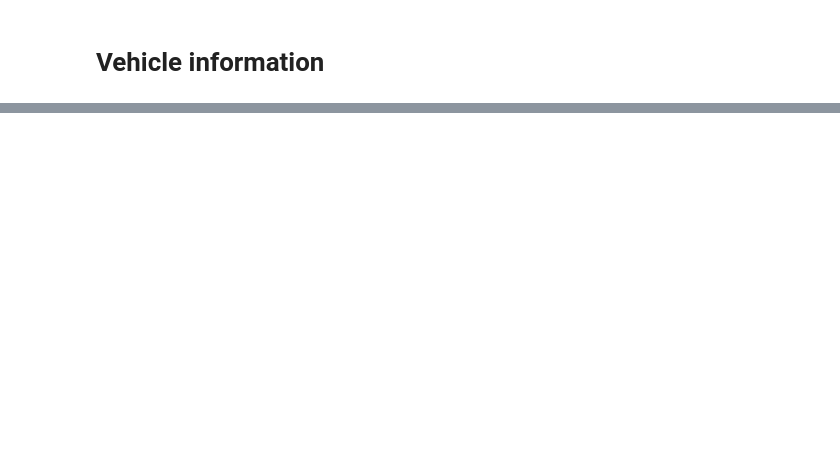
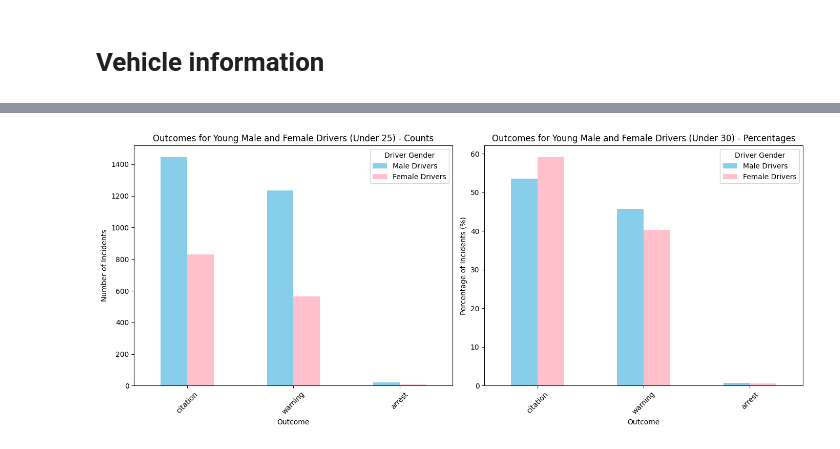
Before and after one commit to irmtou/CS577FinalProject, a Jupyter notebook: CS577FinalProject.ipynb, the cells around one changed output, grey strips where cells are left out. Saved outputs shown, nothing was run; the diff lists cells and outputs as text; code cells hidden in the pictures; blank space fills up the shorter version.

```diff
--- a/CS577FinalProject.ipynb
+++ b/CS577FinalProject.ipynb
@@ -703,0 +752,46 @@ Sunday            29946   1089
+# %%
+import matplotlib.pyplot as plt
+
+# Filter for young male drivers (age < 30)
+young_men_drivers = df_filtered[(df_filtered['subject_sex'] == 'male') & (df_filtered['subject_age'] < 25)]
+
+# Filter for young female drivers (age < 30)
+young_women_drivers = df_filtered[(df_filtered['subject_sex'] == 'female') & (df_filtered['subject_age'] < 25)]
+
+# Count outcomes for young male and female drivers
+outcome_counts_men = young_men_drivers['outcome'].value_counts()
+outcome_counts_women = young_women_drivers['outcome'].value_counts()
+
+# Combine the counts for comparison
+outcome_counts_df = pd.DataFrame({
+    'Male Drivers': outcome_counts_men,
+    'Female Drivers': outcome_counts_women
+}).fillna(0)  # Fill missing values with 0
+
+# Calculate percentages
+outcome_counts_percentage = outcome_counts_df / outcome_counts_df.sum() * 100
+
+# Plot the bar chart side by side with counts and percentages
+fig, ax = plt.subplots(1, 2, figsize=(14, 6))
+
+# Plot counts
+outcome_counts_df.plot(kind='bar', ax=ax[0], color=['skyblue', 'pink'])
+ax[0].set_title('Outcomes for Young Male and Female Drivers (Under 25) - Counts')
+ax[0].set_xlabel('Outcome')
+ax[0].set_ylabel('Number of Incidents')
+ax[0].set_xticklabels(outcome_counts_df.index, rotation=45)
+ax[0].legend(title='Driver Gender')
+
+# Plot percentages
+outcome_counts_percentage.plot(kind='bar', ax=ax[1], color=['skyblue', 'pink'])
+ax[1].set_title('Outcomes for Young Male and Female Drivers (Under 30) - Percentages')
+ax[1].set_xlabel('Outcome')
+ax[1].set_ylabel('Percentage of Incidents (%)')
+ax[1].set_xticklabels(outcome_counts_percentage.index, rotation=45)
+ax[1].legend(title='Driver Gender')
+
+# Display both plots side by side
+plt.tight_layout()
+plt.show()
+# %% [output]
+[figure, added]
```
Also changed, not shown: parts of 32 cells of this notebook.
